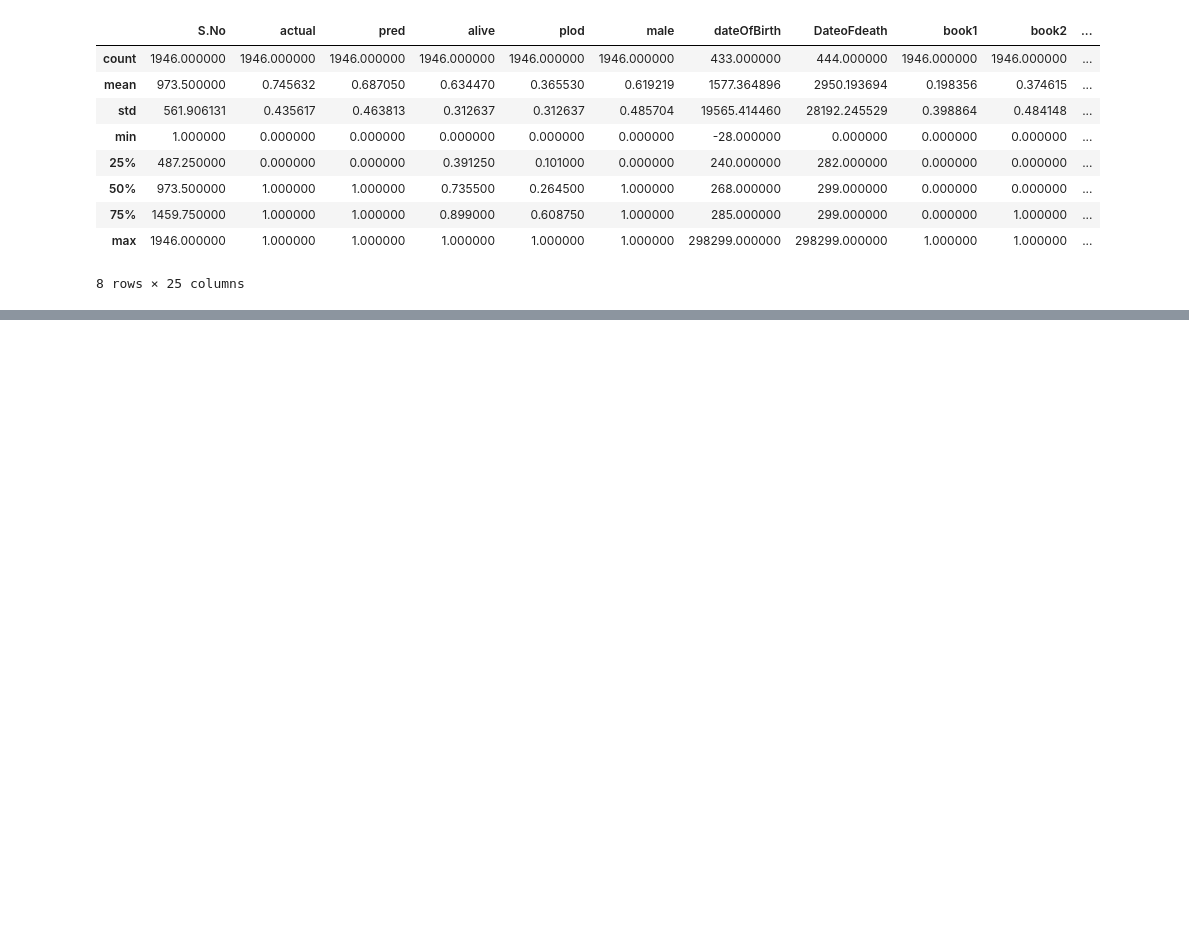
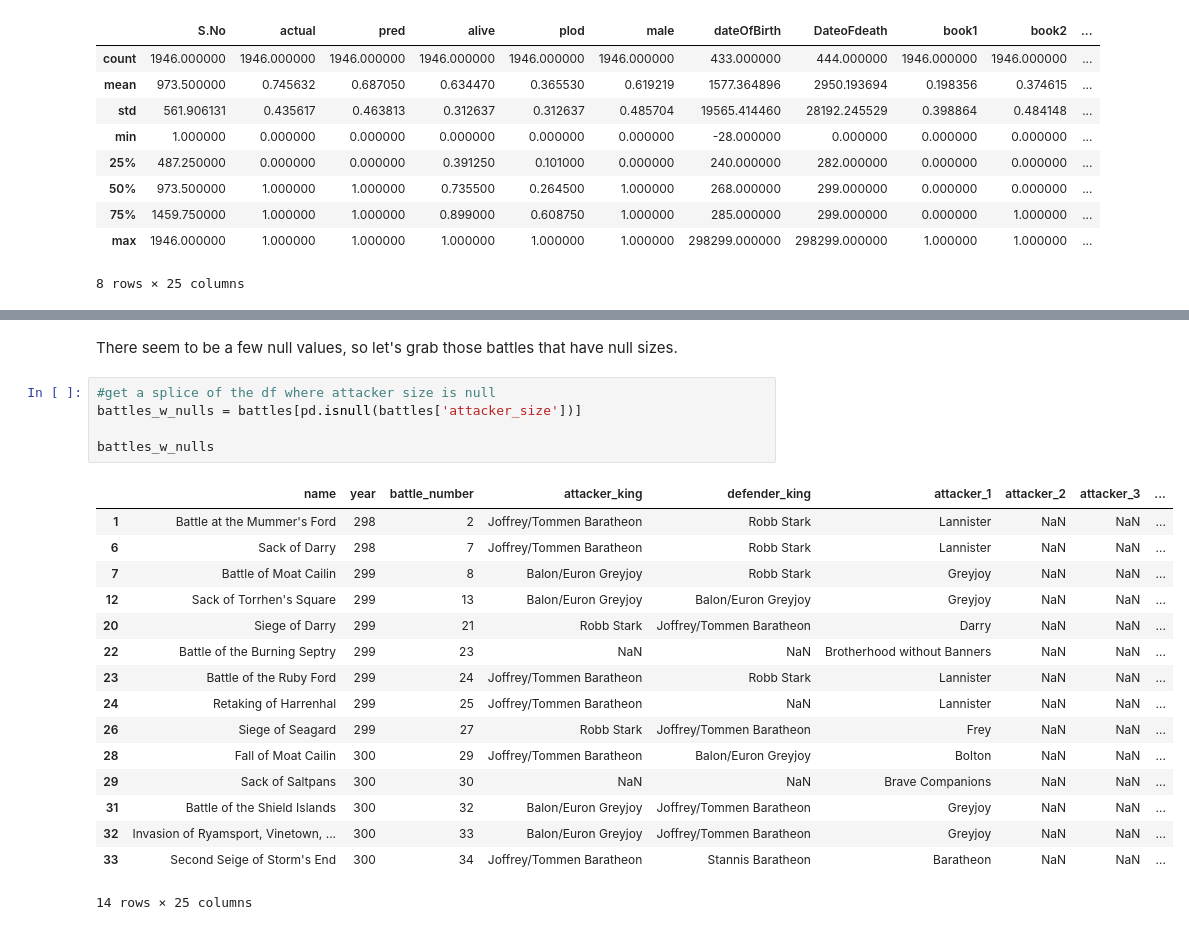
Before and after one commit to christopherpryer/gameofthrones_analysis, a Jupyter notebook: analysis.ipynb, the cells around one changed output, grey strips where cells are left out. Saved outputs shown, nothing was run; the diff lists cells and outputs as text; blank space fills up the shorter version.

```diff
--- a/analysis.ipynb
+++ b/analysis.ipynb
@@ -152,0 +185,24 @@ predictions.describe()
+# %% [markdown]
+<p>There seem to be a few null values, so let's grab those battles that have null sizes.</p>
+# %%
+#get a splice of the df where attacker size is null
+battles_w_nulls = battles[pd.isnull(battles['attacker_size'])]
+
+battles_w_nulls
+# %% [output]
+|  | name | year | battle_number | attacker_king | defender_king | attacker_1 | attacker_2 | attacker_3 | ... |
+| 1 | Battle at the Mummer's Ford | 298 | 2 | Joffrey/Tommen Baratheon | Robb Stark | Lannister | NaN | NaN | ... |
+| 6 | Sack of Darry | 298 | 7 | Joffrey/Tommen Baratheon | Robb Stark | Lannister | NaN | NaN | ... |
+| 7 | Battle of Moat Cailin | 299 | 8 | Balon/Euron Greyjoy | Robb Stark | Greyjoy | NaN | NaN | ... |
+| 12 | Sack of Torrhen's Square | 299 | 13 | Balon/Euron Greyjoy | Balon/Euron Greyjoy | Greyjoy | NaN | NaN | ... |
+| 20 | Siege of Darry | 299 | 21 | Robb Stark | Joffrey/Tommen Baratheon | Darry | NaN | NaN | ... |
+| 22 | Battle of the Burning Septry | 299 | 23 | NaN | NaN | Brotherhood without Banners | NaN | NaN | ... |
+| 23 | Battle of the Ruby Ford | 299 | 24 | Joffrey/Tommen Baratheon | Robb Stark | Lannister | NaN | NaN | ... |
+| 24 | Retaking of Harrenhal | 299 | 25 | Joffrey/Tommen Baratheon | NaN | Lannister | NaN | NaN | ... |
+| 26 | Siege of Seagard | 299 | 27 | Robb Stark | Joffrey/Tommen Baratheon | Frey | NaN | NaN | ... |
+| 28 | Fall of Moat Cailin | 300 | 29 | Joffrey/Tommen Baratheon | Balon/Euron Greyjoy | Bolton | NaN | NaN | ... |
+| 29 | Sack of Saltpans | 300 | 30 | NaN | NaN | Brave Companions | NaN | NaN | ... |
+| 31 | Battle of the Shield Islands | 300 | 32 | Balon/Euron Greyjoy | Joffrey/Tommen Baratheon | Greyjoy | NaN | NaN | ... |
+| 32 | Invasion of Ryamsport, Vinetown, ... | 300 | 33 | Balon/Euron Greyjoy | Joffrey/Tommen Baratheon | Greyjoy | NaN | NaN | ... |
+| 33 | Second Seige of Storm's End | 300 | 34 | Joffrey/Tommen Baratheon | Stannis Baratheon | Baratheon | NaN | NaN | ... |
+14 rows × 25 columns
```
Also changed, not shown: parts of 8 cells of this notebook.
